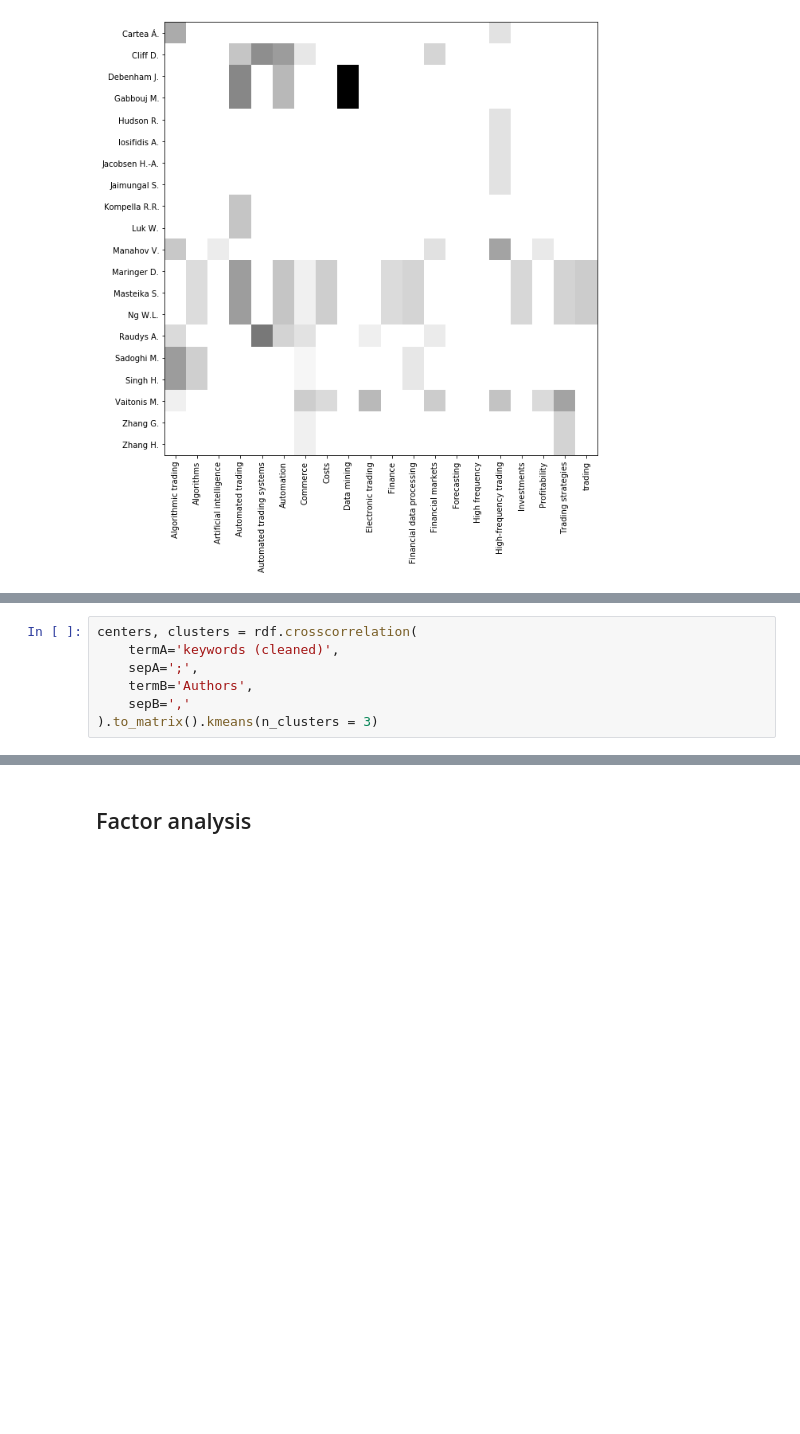
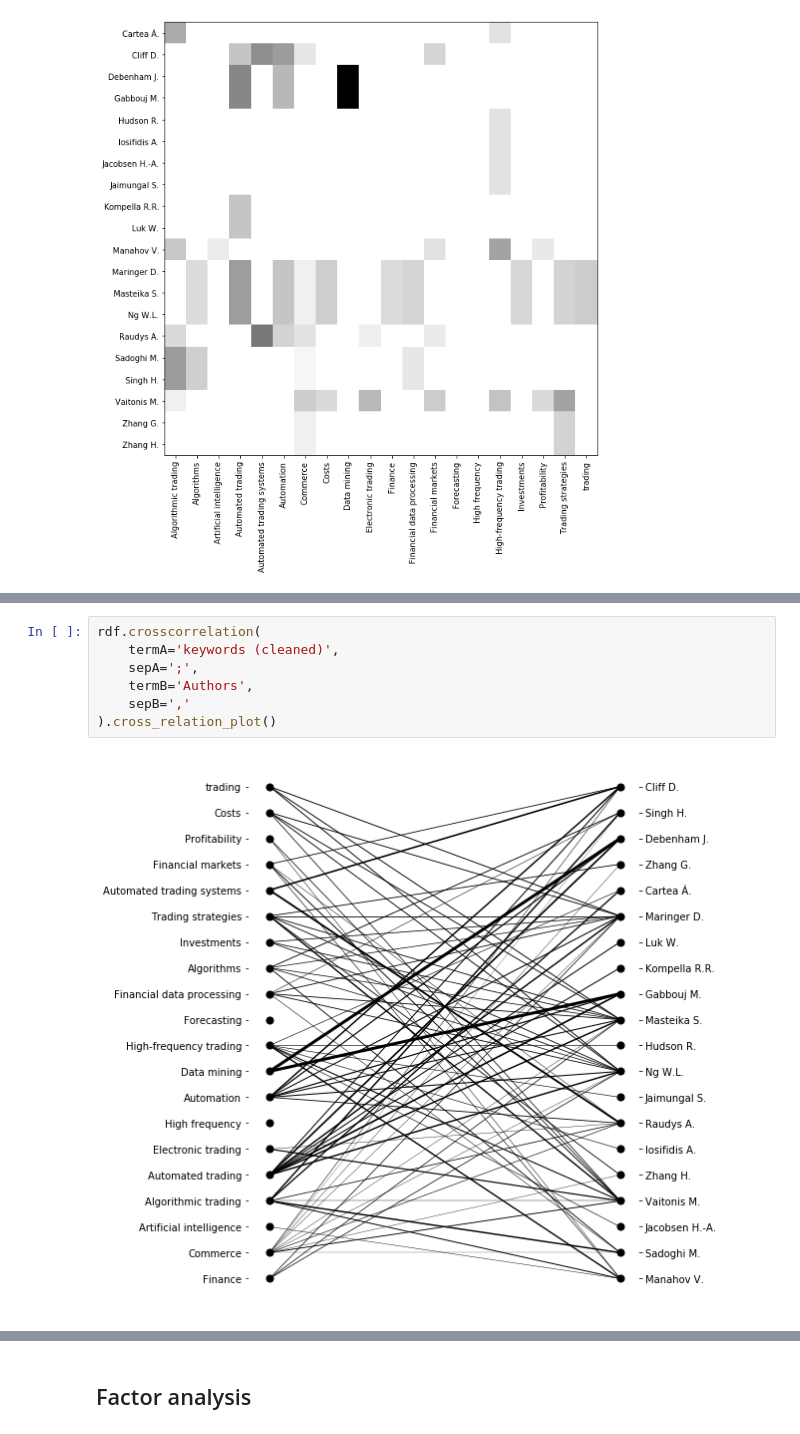
Before and after one commit to jdvelasq/techminer-old-deprecated, a Jupyter notebook: guide/tutorial/11-step-10-correlation.ipynb, the cells around one changed output, grey strips where cells are left out. Drawn from its saved outputs; the diff is of its cells as text; blank space fills up the shorter version.

```diff
--- a/guide/tutorial/11-step-10-correlation.ipynb
+++ b/guide/tutorial/11-step-10-correlation.ipynb
@@ -94,9 +100,11 @@ rdf.crosscorrelation(
 | Trading strategies | 0.000000 | 0.000000 | 0.000000 | 0.000000 | 0.000000 | 0.000000 | 0.000000 | 0.000000 | ... |
 | trading | 0.000000 | 0.000000 | 0.000000 | 0.000000 | 0.000000 | 0.000000 | 0.000000 | 0.000000 | ... |
 # %%
-centers, clusters = rdf.crosscorrelation(
+rdf.crosscorrelation(
     termA='keywords (cleaned)',
     sepA=';',
     termB='Authors',
     sepB=','
-).to_matrix().kmeans(n_clusters = 3)
+).cross_relation_plot()
+# %% [output]
+[figure, added]
```
Also changed, not shown: parts of 4 cells of this notebook, 9 other files.
